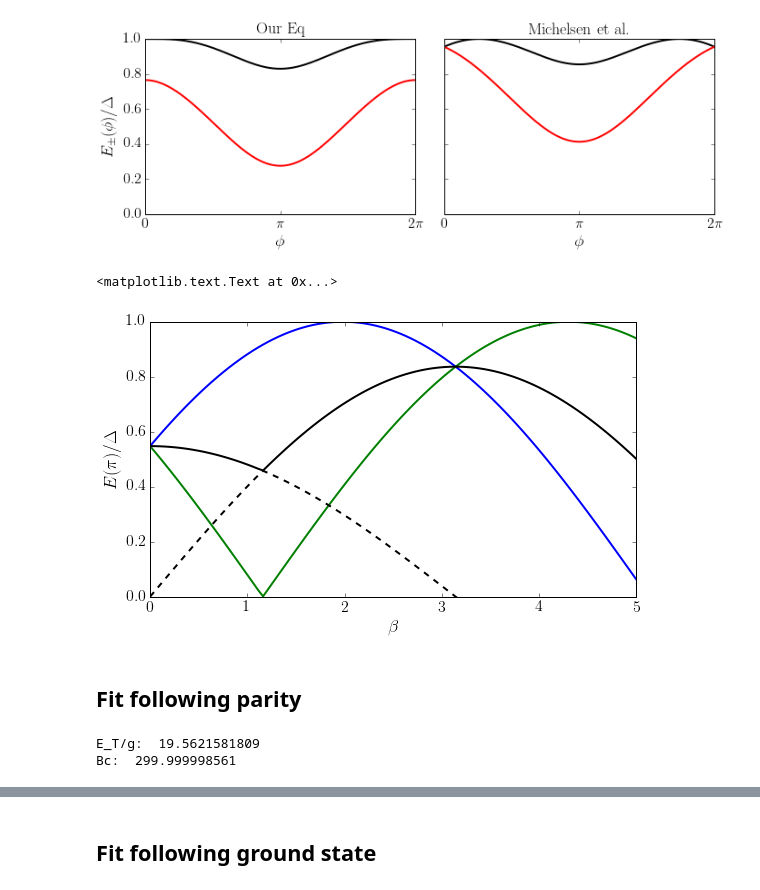
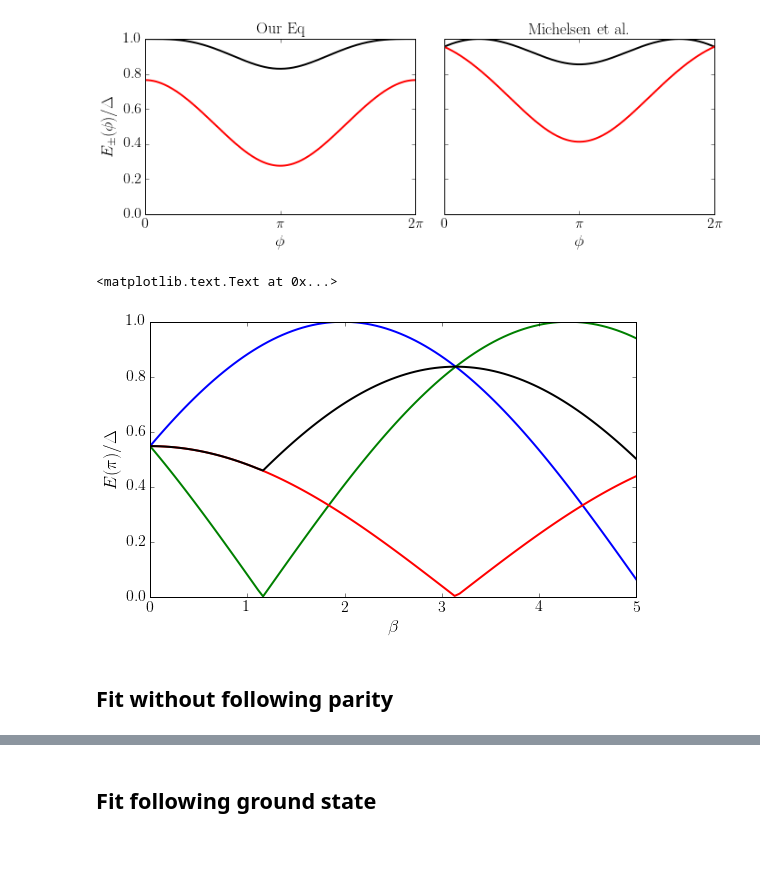
Before and after one commit to bernardvanheck/shared_notebooks, a Jupyter notebook: analysis_fig_4.ipynb, the cells around one changed output, grey strips where cells are left out. Cells and saved outputs as stored; diff of their text form; code cells hidden in the pictures; blank space fills up the shorter version.

```diff
--- a/analysis_fig_4.ipynb
+++ b/analysis_fig_4.ipynb
@@ -310,24 +318,25 @@ def andreev_energies(beta, tau, phi, sigma):
     den = 1 + beta**2 * f_3(beta, tau, phi)
     return np.sqrt((num_1 + sigma * num_2)/den)
 
-def transition_energy(beta, tau, A, follow_parity=True):
-    beta_c = np.sqrt(1-tau) / np.sqrt(tau)
-    en_up = A * andreev_energies(beta[0], tau, np.pi, 1.)
-    en_down = A * andreev_energies(beta[0], tau, np.pi, -1.)
+def andreev_energies_michelsen(beta, tau, phi, sigma):
+    return np.abs(np.cos(np.arcsin(np.sqrt(tau)*np.sin(phi/2)) - sigma * beta /2))
+
+def transition_energy(fields, x, tau, gap, g=0, follow_parity=False, michelsen=False):
+    betas = x * np.array(fields)
+    if michelsen:
+        beta_c = np.pi - 2 * np.arcsin(np.sqrt(tau))
+        en_up = lambda beta: andreev_energies_michelsen(beta, tau, np.pi, 1)
+        en_down = lambda beta: andreev_energies_michelsen(beta, tau, np.pi, -1)
+    else:
+        beta_c = np.sqrt(1 - tau) / np.sqrt(tau)
+        en_up = lambda beta: andreev_energies(beta, tau, np.pi, 1)
+        en_down = lambda beta: andreev_energies(beta, tau, np.pi, -1)
+    en_sum = 0.5 * gap * (1 - g * fields) * (en_up(betas) + en_down(betas))
+    en_diff = np.abs(0.5 * gap * (1 - g * fields) * (en_up(betas) - en_down(betas)))
     if follow_parity:
-        if beta[0] < beta_c:
-            return 0.5 * (en_up + en_down)
-        else:
-            return 0.5 * (en_up - en_down)
+        return np.where(betas < beta_c, en_sum, en_diff)
     else:
-        return 0.5 * (en_up + en_down)
-
-def residuals_transition_energies(a, xs, ys, tau, A, follow_parity=True):
-    energies = np.array([transition_energy(a * x, tau, A, follow_parity) for x in xs])
-    return energies - ys
-
-def Andreev_energies_Michelsen(beta, tau, phi, sigma):
-    return np.abs(np.cos(np.arcsin(np.sqrt(tau)*np.sin(phi/2)) - sigma * beta /2))
+        return en_sum
 
 # Ratio of Thouless energy and g-factor
 ET_over_G = lambda x: 57.8 * 1e-3 / x
@@ -377,30 +384,15 @@ ax[1].set_xticklabels([r'$0$', r'$\pi$', r'$2\pi$'])
 [figure]
 # %%
 plt.figure(figsize=(8,5))
-plt.plot(betas, Andreev_energies_Michelsen(betas, 0.7, np.pi, +1), lw=2)
-plt.plot(betas, Andreev_energies_Michelsen(betas, 0.7, np.pi, -1), lw=2)
-plt.plot(betas, 0.5 * Andreev_energies_Michelsen(betas, 0.7, np.pi, 1) + 0.5 * Andreev_energies_Michelsen(betas, 0.7, np.pi, -1), c='k', lw=2)
-#plt.plot(betas, np.array([transition_energy([b], 0.7, 1, True) + 0.005 for b in betas]), c='r', lw=2)
-plt.plot(betas, 0.5 * Andreev_energies_Michelsen(betas, 0.7, np.pi, 1) -  0.5 * Andreev_energies_Michelsen(betas, 0.7, np.pi, -1), ls='--', c='k', lw=2)
-#plt.plot(betas, np.array([transition_energy([b], 0.7, 1, False) for b in betas]), c='k', lw=2)
+plt.plot(betas, andreev_energies_michelsen(betas, 0.7, np.pi, +1), lw=2)
+plt.plot(betas, andreev_energies_michelsen(betas, 0.7, np.pi, -1), lw=2)
+plt.plot(betas, transition_energy(1, betas, 0.7, 1, 0, True, True), c='r', lw=2)
+plt.plot(betas, transition_energy(1, betas, 0.7, 1, 0, False, True), c='k', lw=2)
 plt.ylim(0, 1)
 plt.xlabel(r'$\beta$')
 plt.ylabel(r'$E(\pi)/\Delta$')
 # %% [output]
 <matplotlib.text.Text at 0x...>
-[figure, old version]
+[figure, new version]
 # %% [markdown]
-## Fit following parity
+## Fit without following parity
-# %%
-tau, D = 0.56, 151.8
-beta_c = np.sqrt(1-tau)/np.sqrt(tau)
-(popt, pcov, infodict, errmsg, ier) = leastsq(residuals_transition_energies, x0=[0.01],
-                                              args=(Bs, Es, tau, D, False), full_output=1)
-fields = np.linspace(0, 1000, 200)
-energies = np.array([transition_energy([f * popt[0]], tau, D) for f in fields])
-energies_2 = np.array([transition_energy([f * popt[0]], tau, D, False) for f in fields])
-print 'E_T/g: ', ET_over_G(popt[0])
-print 'Bc: ', beta_c / popt[0]
-# %% [output]
-E_T/g:  19.5621581809
-Bc:  299.999998561
```
Also changed, not shown: parts of 26 cells of this notebook.
